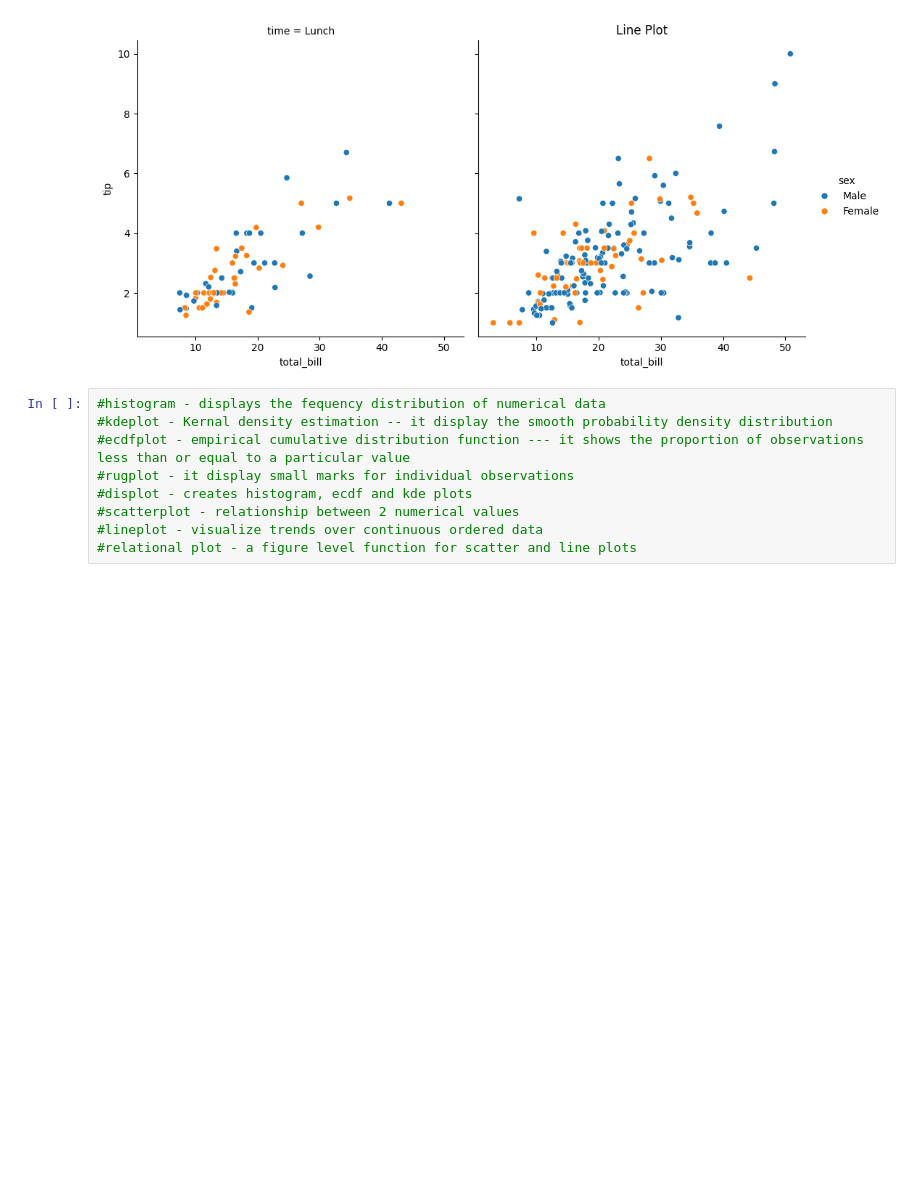
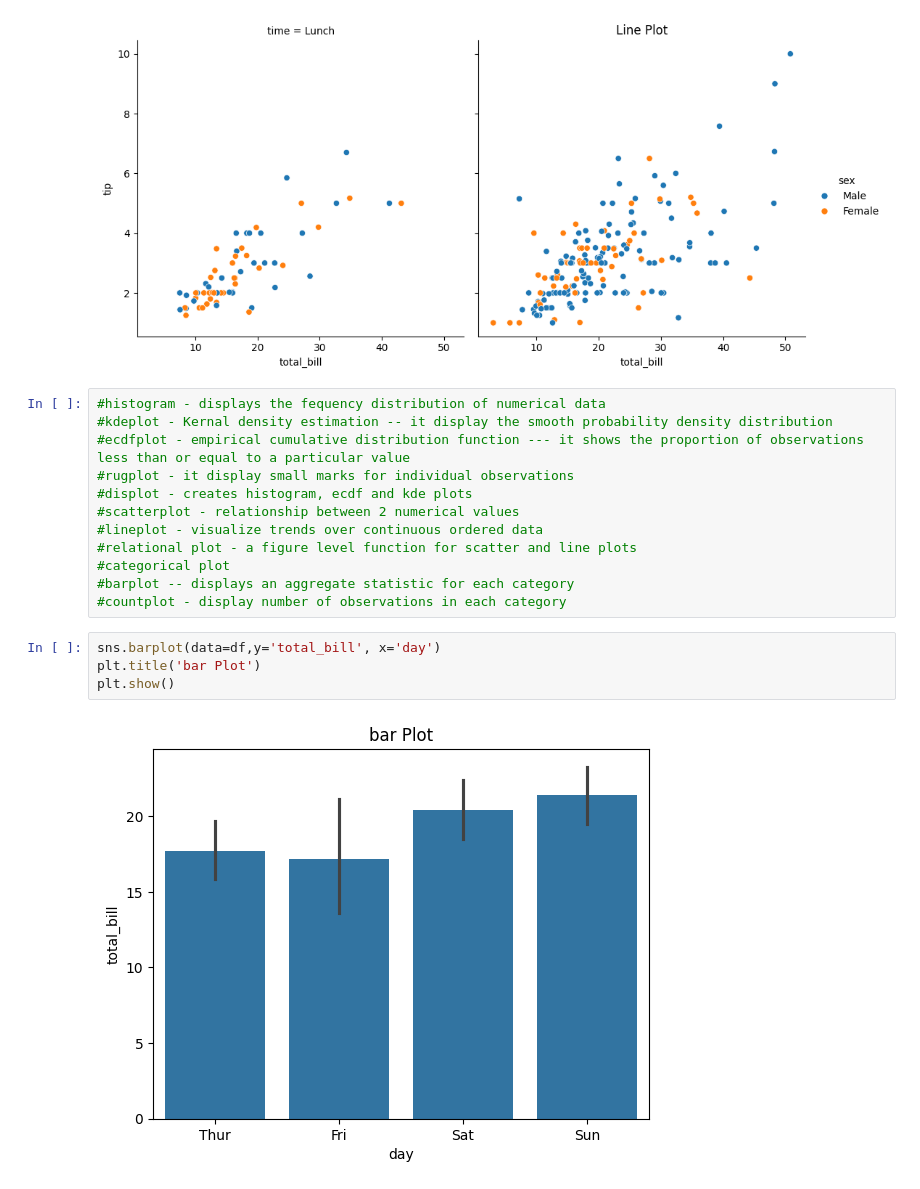
Before and after one commit to bharathkatakam16-sys/colab-notebook-practice, a Jupyter notebook: 27th_Nov.ipynb, the cells around one changed output. Saved outputs shown, nothing was run; the diff lists cells and outputs as text; blank space fills up the shorter version.

```diff
--- a/27th_Nov.ipynb
+++ b/27th_Nov.ipynb
@@ -87,3 +87,12 @@ plt.show()
 #scatterplot - relationship between 2 numerical values
 #lineplot - visualize trends over continuous ordered data
 #relational plot - a figure level function for scatter and line plots
+#categorical plot
+#barplot -- displays an aggregate statistic for each category
+#countplot - display number of observations in each category
+# %%
+sns.barplot(data=df,y='total_bill', x='day')
+plt.title('bar Plot')
+plt.show()
+# %% [output]
+[figure, added]
```
Also changed, not shown: parts of 4 cells of this notebook.
